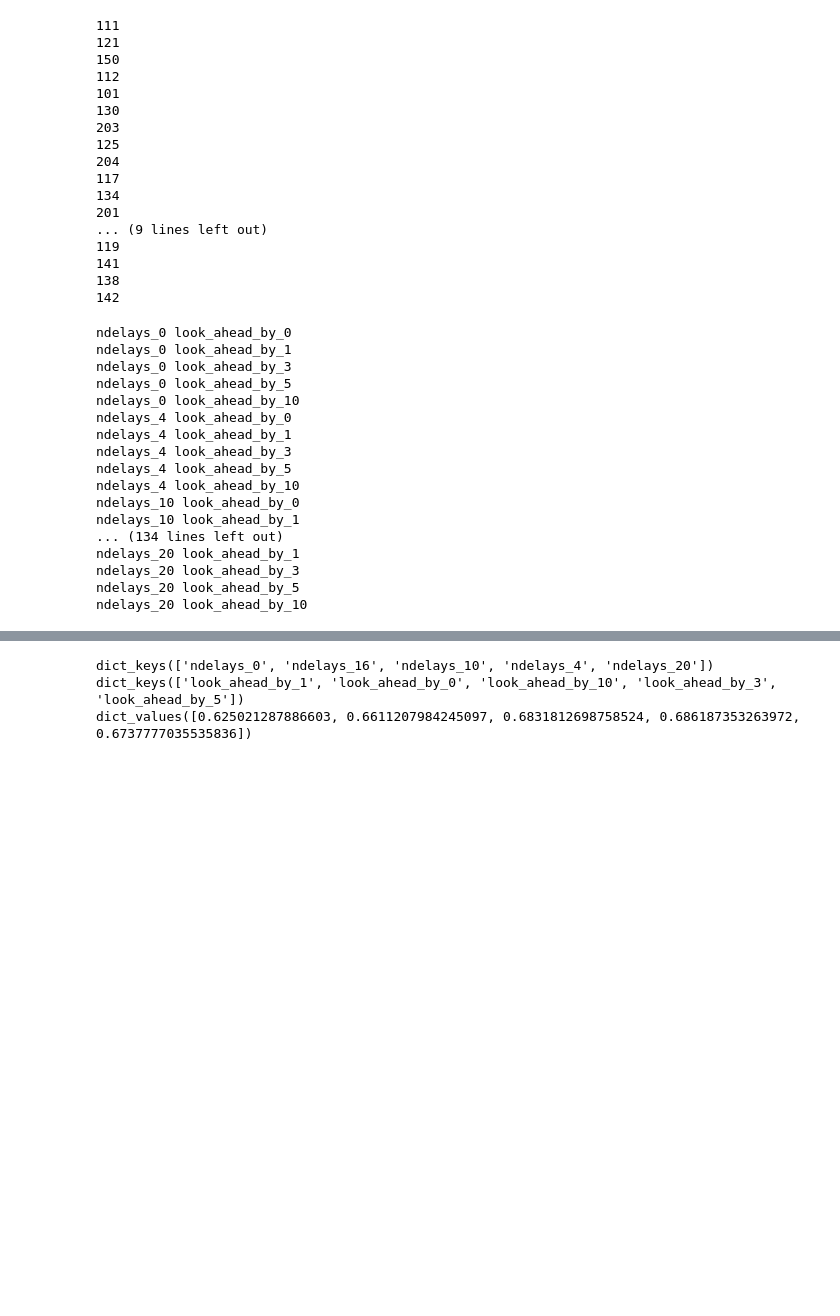
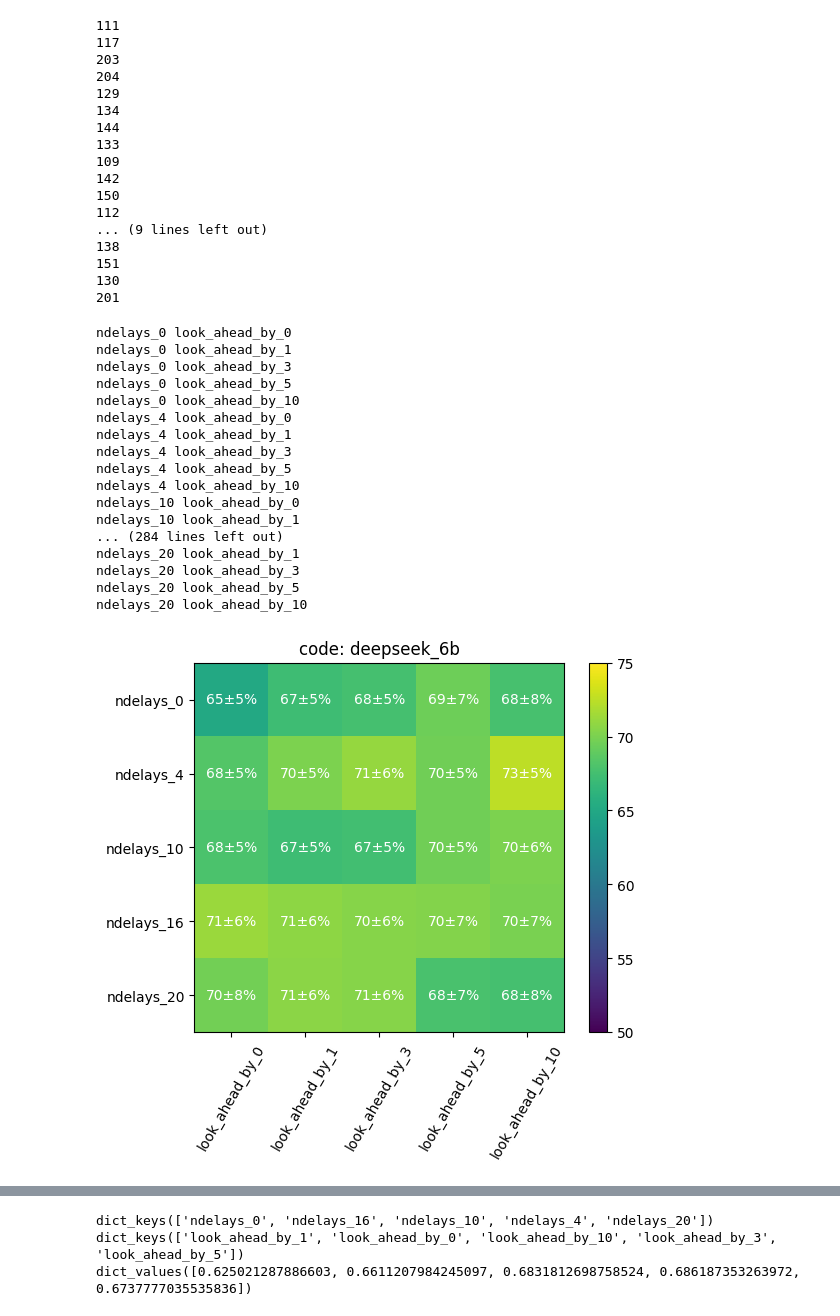
Before and after one commit to largehappygroup/fmri_model, a Jupyter notebook: analysis/fir/find_optimal_parameters.ipynb, the cells around one changed output, grey strips where cells are left out. Saved outputs shown, nothing was run; the diff lists cells and outputs as text; code cells hidden in the pictures; blank space fills up the shorter version.

Commit message:
updated results

```diff
--- a/analysis/fir/find_optimal_parameters.ipynb
+++ b/analysis/fir/find_optimal_parameters.ipynb
@@ -148,26 +149,27 @@ def iterate_through_participants(filepath, stat):
 # iterate through directories, parse the file names, and accumulate stats
 
 # parsing file names [model_name, task, look_ahead, n_delays, layer, stat]
-filepath = "/storage1/fmri_model_data/ridge_regression_pca_params"
+# filepath = "/storage1/fmri_model_data/ridge_regression_pca_params"
+filepath = "/data/zachkaras/fmri_model_data/ridge_regression_pca_params"
 stat_collection = iterate_through_participants(filepath, 'correlations')
 # %% [output]
 111
-121
+117
+203
+204
+129
+134
+144
+133
+109
+142
 150
 112
-101
+... (9 lines left out)
+138
+151
 130
-203
-125
-204
-117
-134
 201
-... (9 lines left out)
-119
-141
-138
-142
 # %%
 # EXAMPLE: stat_collection[info.task][info.model_name][info.n_delays][info.look_ahead]
 # need to iterate through dictionary structure
@@ -198,51 +200,52 @@ for task, model_delay_peek_vals in stat_collection.items():
             param_delays.append(param_averages)
             delay_stds.append(param_stds)
 
-        # fig, ax = plt.subplots()
+        fig, ax = plt.subplots()
 
-        # im = ax.imshow(param_delays, vmin=0.5, vmax=0.75)
-        # ax.set_xticks(ticks=range(0,5), labels=peek_labels, rotation=60)
-        # ax.set_yticks(ticks=range(0,5), labels=delay_labels)
+        im = ax.imshow(param_delays, vmin=0.5, vmax=0.75)
+        ax.set_xticks(ticks=range(0,5), labels=peek_labels, rotation=60)
+        ax.set_yticks(ticks=range(0,5), labels=delay_labels)
 
-        # for i in range(len(delay_labels)):
-        #     for j in range(len(peek_labels)):
-        #         text = ax.text(j, i, f"{(param_delays[i][j])*100:.0f}\u00B1{(delay_stds[i][j])*100:.0f}%",
-        #                ha="center", va="center", color="w")
+        for i in range(len(delay_labels)):
+            for j in range(len(peek_labels)):
+                text = ax.text(j, i, f"{(param_delays[i][j])*100:.0f}\u00B1{(delay_stds[i][j])*100:.0f}%",
+                       ha="center", va="center", color="w")
 
-        # cbar = fig.colorbar(im, ax=ax)
-        # cbar.ax.yaxis.set_major_formatter(
-        #     FuncFormatter(lambda x, pos: f"{x*100:.0f}")
-        # )
-        # title = f"{task}: {model}"
-        # ax.set_title(title)
-        # plt.savefig(f"results/{task}-{model}-heatmap.png", dpi=150)
+        cbar = fig.colorbar(im, ax=ax)
+        cbar.ax.yaxis.set_major_formatter(
+            FuncFormatter(lambda x, pos: f"{x*100:.0f}")
+        )
+        title = f"{task}: {model}"
+        ax.set_title(title)
+        plt.savefig(f"results/UPDATED_022026-{task}-{model}-heatmap.png", dpi=150)
 
     #     break
-    break
+    # break
 
 
 
 
 
 # then average the arrays
 
 # need to create a 2d data structure
 # look ahead by as keys
 # %% [output]
 ndelays_0 look_ahead_by_0
 ndelays_0 look_ahead_by_1
 ndelays_0 look_ahead_by_3
 ndelays_0 look_ahead_by_5
 ndelays_0 look_ahead_by_10
 ndelays_4 look_ahead_by_0
 ndelays_4 look_ahead_by_1
 ndelays_4 look_ahead_by_3
 ndelays_4 look_ahead_by_5
 ndelays_4 look_ahead_by_10
 ndelays_10 look_ahead_by_0
 ndelays_10 look_ahead_by_1
-... (134 lines left out)
+... (284 lines left out)
 ndelays_20 look_ahead_by_1
 ndelays_20 look_ahead_by_3
 ndelays_20 look_ahead_by_5
 ndelays_20 look_ahead_by_10
+[figure, added]
```
Also changed, not shown: parts of 2 cells of this notebook, 17 other files.
